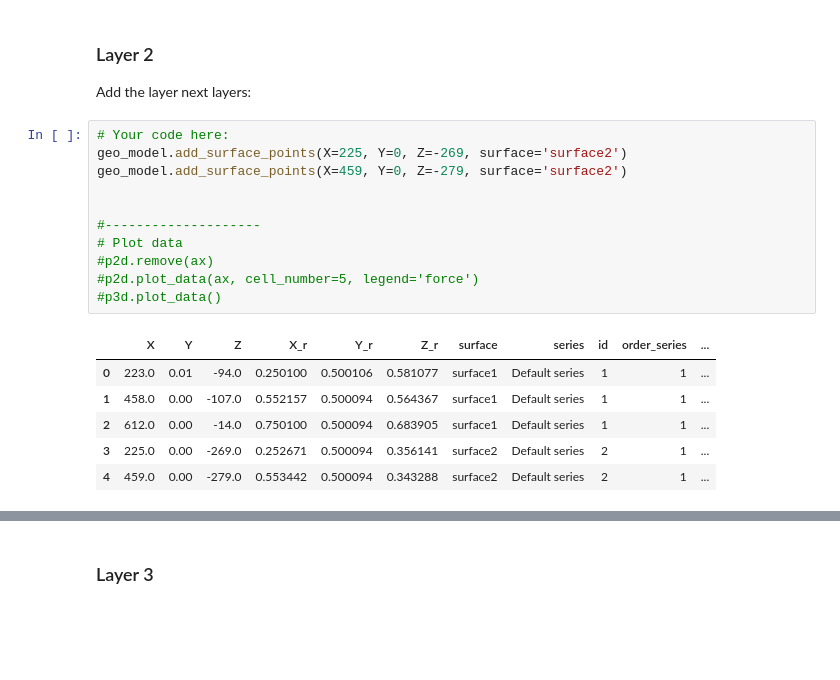
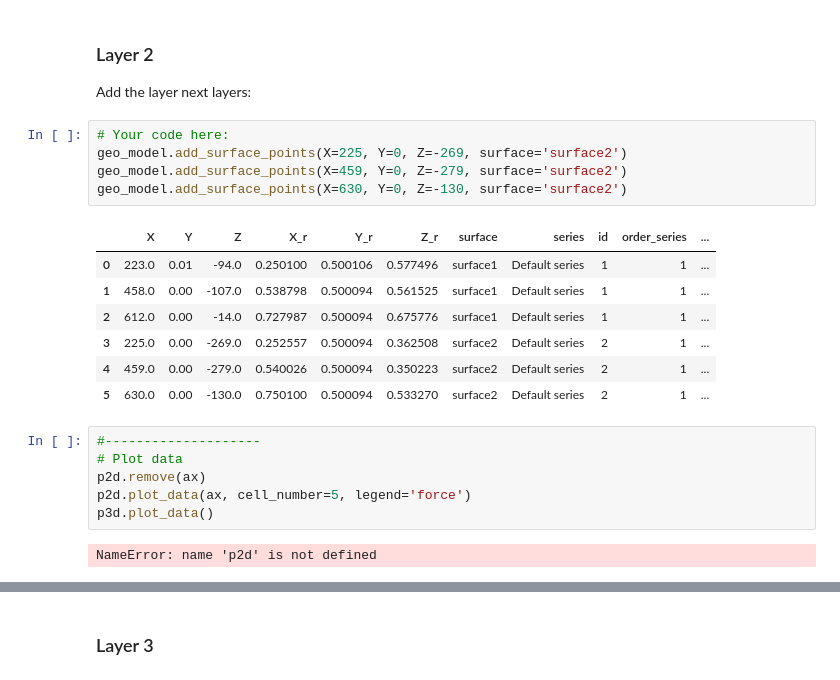
Before and after one commit to cgre-aachen/open_AR_Sandbox, a Jupyter notebook: notebooks/prototypes/model_construction_sandbox.ipynb, the cells around one changed output, grey strips where cells are left out. Cells and saved outputs as stored; diff of their text form; blank space fills up the shorter version.

```diff
--- a/notebooks/prototypes/model_construction_sandbox.ipynb
+++ b/notebooks/prototypes/model_construction_sandbox.ipynb
@@ -194,18 +197,21 @@ Add the layer next layers:
 # %%
 # Your code here:
 geo_model.add_surface_points(X=225, Y=0, Z=-269, surface='surface2')
 geo_model.add_surface_points(X=459, Y=0, Z=-279, surface='surface2')
-
-
-#--------------------
-# Plot data
-#p2d.remove(ax)
-#p2d.plot_data(ax, cell_number=5, legend='force')
-#p3d.plot_data()
+geo_model.add_surface_points(X=630, Y=0, Z=-130, surface='surface2')
 # %% [output]
 |  | X | Y | Z | X_r | Y_r | Z_r | surface | series | id | order_series | ... |
-| 0 | 223.0 | 0.01 | -94.0 | 0.250100 | 0.500106 | 0.581077 | surface1 | Default series | 1 | 1 | ... |
-| 1 | 458.0 | 0.00 | -107.0 | 0.552157 | 0.500094 | 0.564367 | surface1 | Default series | 1 | 1 | ... |
-| 2 | 612.0 | 0.00 | -14.0 | 0.750100 | 0.500094 | 0.683905 | surface1 | Default series | 1 | 1 | ... |
-| 3 | 225.0 | 0.00 | -269.0 | 0.252671 | 0.500094 | 0.356141 | surface2 | Default series | 2 | 1 | ... |
-| 4 | 459.0 | 0.00 | -279.0 | 0.553442 | 0.500094 | 0.343288 | surface2 | Default series | 2 | 1 | ... |
+| 0 | 223.0 | 0.01 | -94.0 | 0.250100 | 0.500106 | 0.577496 | surface1 | Default series | 1 | 1 | ... |
+| 1 | 458.0 | 0.00 | -107.0 | 0.538798 | 0.500094 | 0.561525 | surface1 | Default series | 1 | 1 | ... |
+| 2 | 612.0 | 0.00 | -14.0 | 0.727987 | 0.500094 | 0.675776 | surface1 | Default series | 1 | 1 | ... |
+| 3 | 225.0 | 0.00 | -269.0 | 0.252557 | 0.500094 | 0.362508 | surface2 | Default series | 2 | 1 | ... |
+| 4 | 459.0 | 0.00 | -279.0 | 0.540026 | 0.500094 | 0.350223 | surface2 | Default series | 2 | 1 | ... |
+| 5 | 630.0 | 0.00 | -130.0 | 0.750100 | 0.500094 | 0.533270 | surface2 | Default series | 2 | 1 | ... |
+# %%
+#--------------------
+# Plot data
+p2d.remove(ax)
+p2d.plot_data(ax, cell_number=5, legend='force')
+p3d.plot_data()
+# %% [output]
+NameError: name 'p2d' is not defined
```
Also changed, not shown: parts of 25 cells of this notebook, 3 other files.
